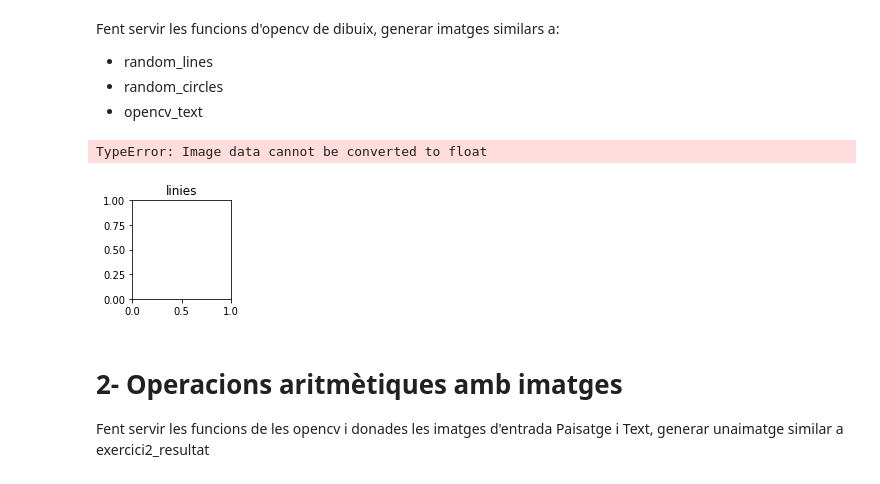
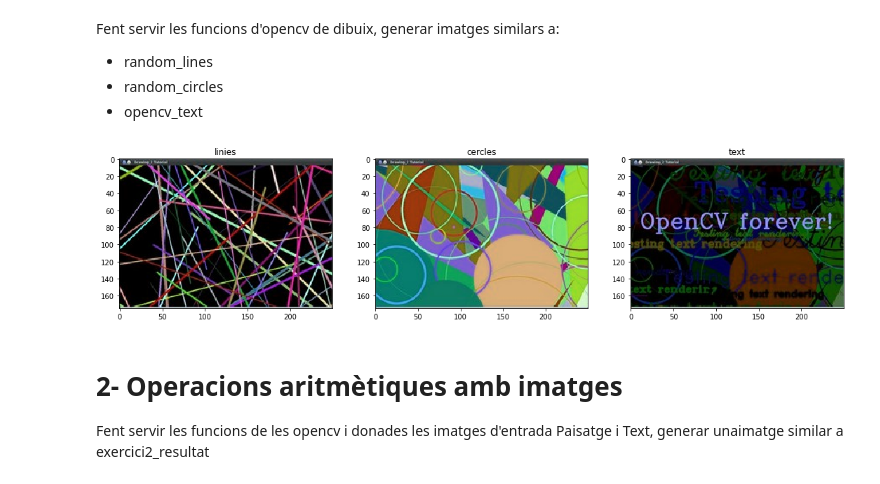
Before and after one commit to ricardborras/curs_soc, a Jupyter notebook: Pla2/2.2 Exercicis.ipynb, the cells around one changed output. Saved outputs shown, nothing was run; the diff lists cells and outputs as text; code cells hidden in the pictures.

```diff
--- a/Pla2/2.2 Exercicis.ipynb
+++ b/Pla2/2.2 Exercicis.ipynb
@@ -8,27 +8,30 @@ Fent servir les funcions d'opencv de dibuix, generar imatges similars a:
 # %%
 # Fent servir les funcions de dibuix de les OpenCV, crear imatges similars a aquestes:
 
 import cv2
 from matplotlib import pyplot as plt
 
 im1 = cv2.imread('Imatges/random_lines.jpg')
 im2 = cv2.imread('Imatges/random_circles.jpg')
 im3 = cv2.imread('Imatges/opencv_text.jpg')
 
 plt.subplot(1,3,1)
 plt.title('linies')
 plt.imshow(im1)
 
 plt.subplot(1,3,2)
 plt.title('cercles')
 plt.imshow(im2)
 
 plt.subplot(1,3,3)
 plt.title('text')
 plt.imshow(im3)
+
+# mostrem la figura més gran per veure les imatges
+fig = plt.gcf()
+fig.set_size_inches(18.5, 10.5)
 # %% [output]
-TypeError: Image data cannot be converted to float
-[figure, old version]
+[figure, new version]
 # %% [markdown]
 # 2- Operacions aritmètiques amb imatges
 
```
Also changed, not shown: parts of 2 cells of this notebook, 16 other files.
